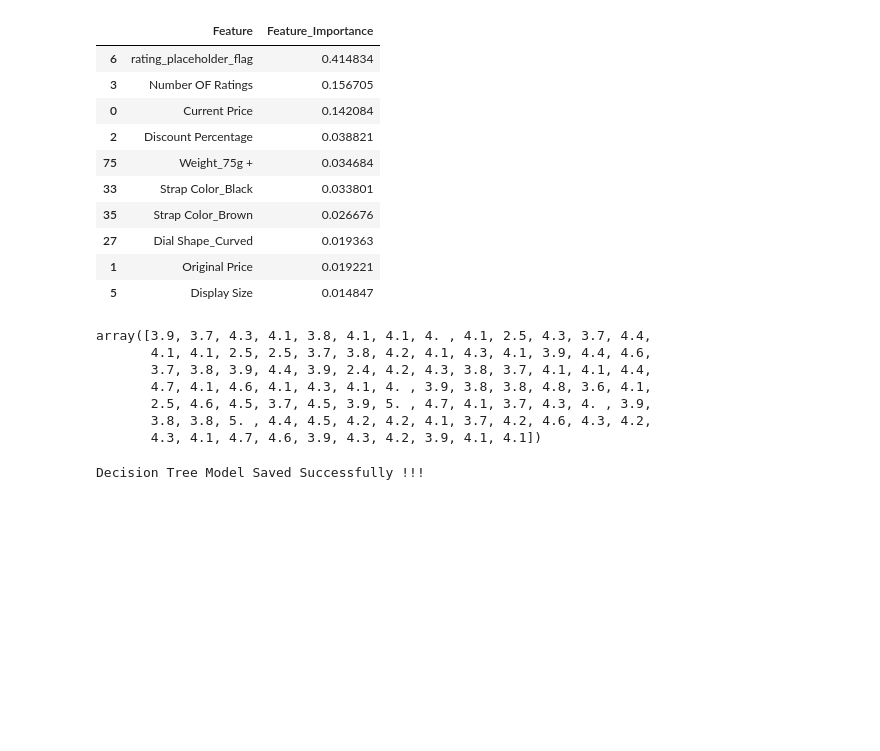
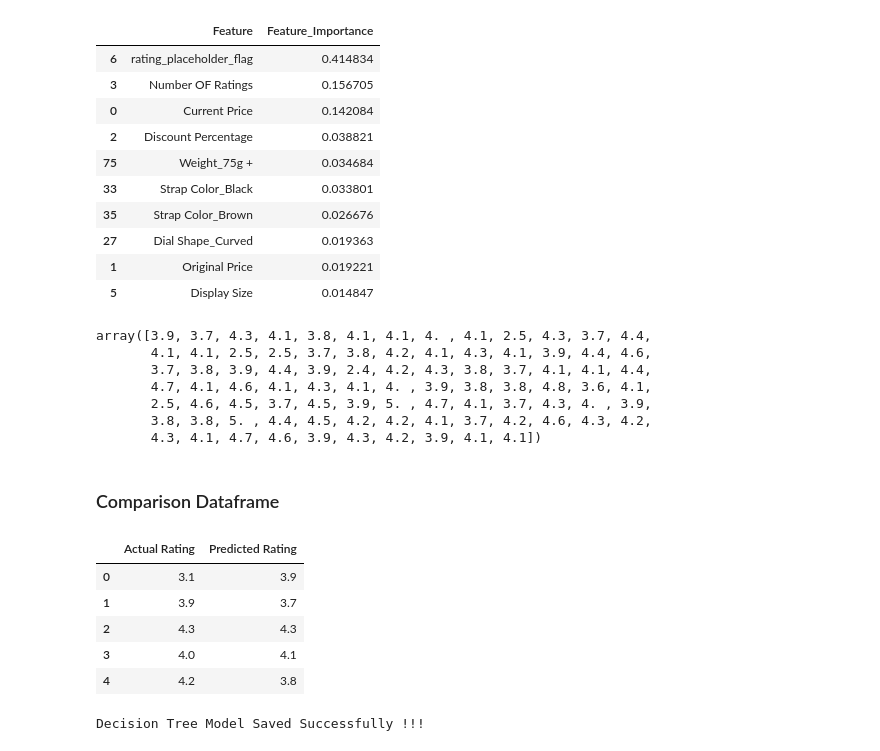
Before and after one commit to kushneek/smartwatch-rating-prediction, a Jupyter notebook: notebooks/Model_Training.ipynb, the cells around one changed output. Drawn from its saved outputs; the diff is of its cells as text; code cells hidden in the pictures; blank space fills up the shorter version.

```diff
--- a/notebooks/Model_Training.ipynb
+++ b/notebooks/Model_Training.ipynb
@@ -167,3 +165,19 @@ array([3.9, 3.7, 4.3, 4.1, 3.8, 4.1, 4.1, 4. , 4.1, 2.5, 4.3, 3.7, 4.4,
        2.5, 4.6, 4.5, 3.7, 4.5, 3.9, 5. , 4.7, 4.1, 3.7, 4.3, 4. , 3.9,
        3.8, 3.8, 5. , 4.4, 4.5, 4.2, 4.2, 4.1, 3.7, 4.2, 4.6, 4.3, 4.2,
        4.3, 4.1, 4.7, 4.6, 3.9, 4.3, 4.2, 3.9, 4.1, 4.1])
+# %% [markdown]
+### Comparison Dataframe
+# %%
+comparison_DT= pd.DataFrame({
+    "Actual Rating": y_test,
+    "Predicted Rating": y_pred_DT
+})
+
+comparison_DT.head()
+# %% [output]
+|  | Actual Rating | Predicted Rating |
+| 0 | 3.1 | 3.9 |
+| 1 | 3.9 | 3.7 |
+| 2 | 4.3 | 4.3 |
+| 3 | 4.0 | 4.1 |
+| 4 | 4.2 | 3.8 |
```
Also changed, not shown: parts of 7 cells of this notebook, 3 other files.
